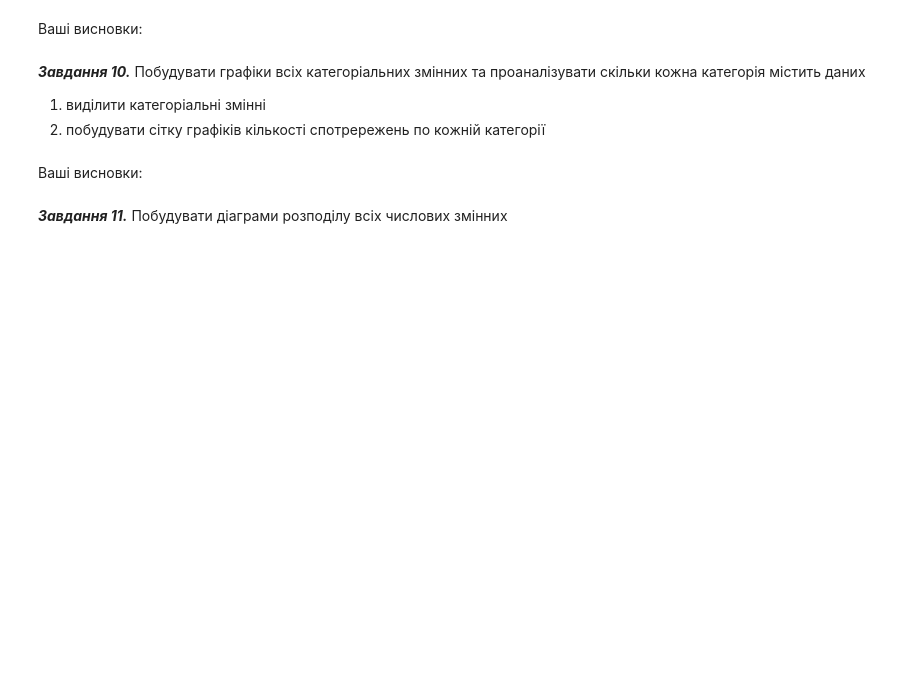
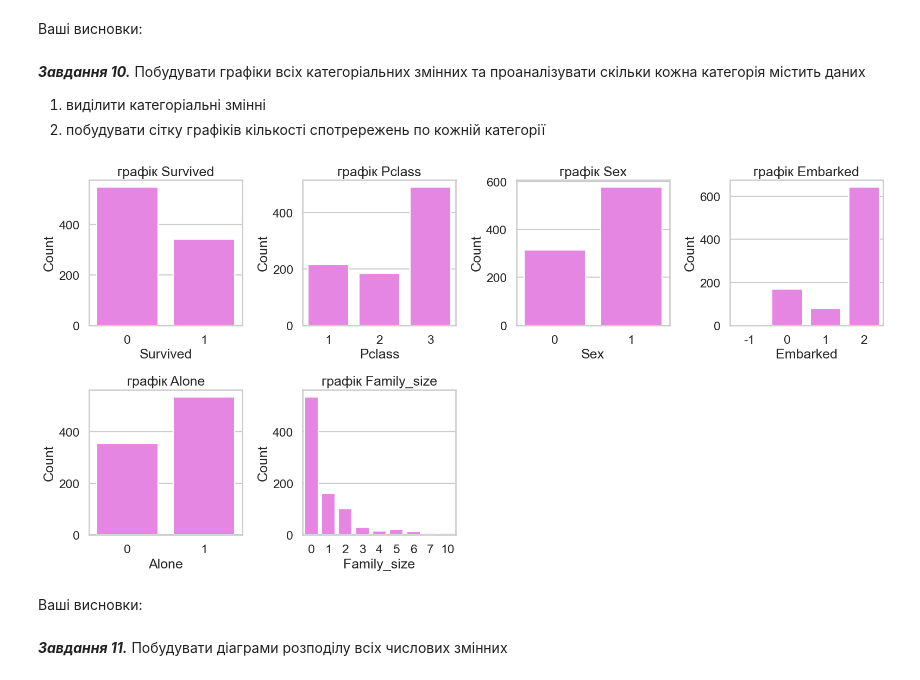
Before and after one commit to newiide/AI_LABS, a Jupyter notebook: lab3/Task3_basic_ai_ad.ipynb, the cells around one changed output. Saved outputs shown, nothing was run; the diff lists cells and outputs as text; code cells hidden in the pictures; blank space fills up the shorter version.

```diff
--- a/lab3/Task3_basic_ai_ad.ipynb
+++ b/lab3/Task3_basic_ai_ad.ipynb
@@ -229,0 +249,6 @@ TypeError: bar() missing 1 required positional argument: 'height'
+# %%
+dataset.info()
+
+dataset = dataset.drop(columns=["PassengerId", "Ticket", "Cabin"])
+
+dataset.columns
@@ -235,0 +280,17 @@ TypeError: bar() missing 1 required positional argument: 'height'
+# %%
+def extract_title(name):
+    if "Miss." in name:
+        return "Miss."
+    elif "Mrs." in name:
+        return "Mrs."
+    elif "Mr." in name:
+        return "Mr."
+
+    return None
+
+dataset['Title'] = dataset["Name"].map(extract_title)
+dataset["Sex"] = dataset["Sex"].astype("category").cat.codes
+dataset["Embarked"] = dataset["Embarked"].astype("category").cat.codes
+dataset["Title"] = dataset["Title"].astype("category").cat.codes
+
+dataset.info()
@@ -245,3 +322,23 @@ TypeError: bar() missing 1 required positional argument: 'height'
+# %%
+categorical_columns = ["Survived", "Pclass", "Sex", "Embarked", "Alone", "Family_size"]
+colors_for_columns = ["#f478f0", "#f478f0", "#f478f0", "#f478f0", "#f478f0", "#f478f0"]
+
+fig, axes = plt.subplots(nrows=2, ncols=4, figsize=(16, 8))
+axes = axes.flatten()
+
+for i, column in enumerate(categorical_columns):
+    sns.countplot(x=dataset[column], ax=axes[i], color=colors_for_columns[i])
+    axes[i].set_title(f'графік {column}')
+    axes[i].set_xlabel(column)
+    axes[i].set_ylabel("Count")
+
+for j in range(i + 1, len(axes)):
+    fig.delaxes(axes[j])
+
+plt.tight_layout()
+plt.show()
+# %% [output]
+[figure, added]
 # %% [markdown]
 Ваші висновки:
 # %% [markdown]
```
Also changed, not shown: parts of 15 cells of this notebook.
